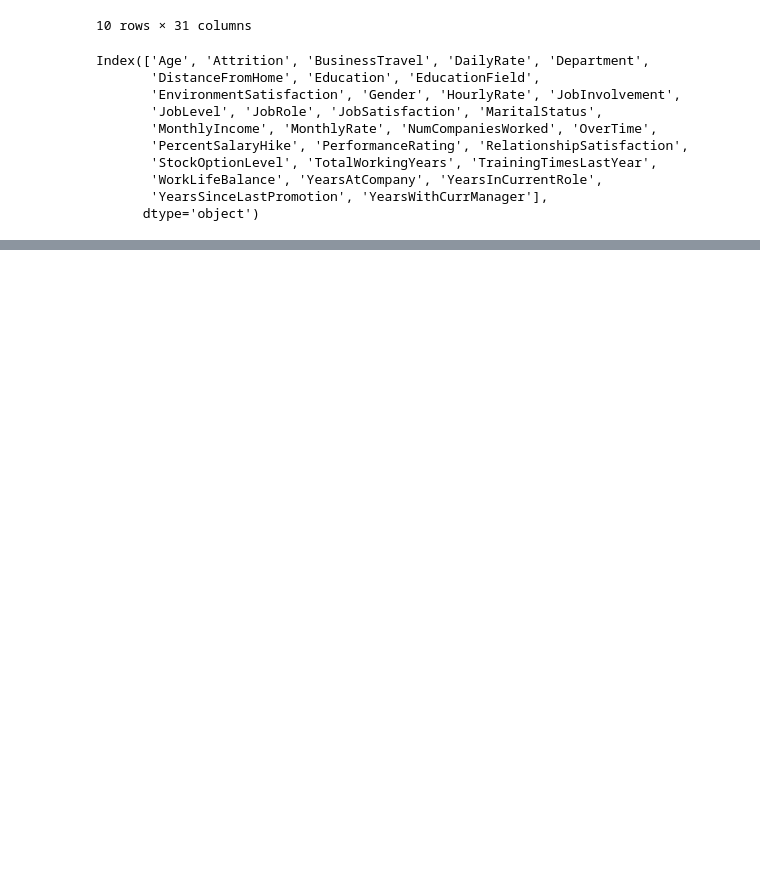
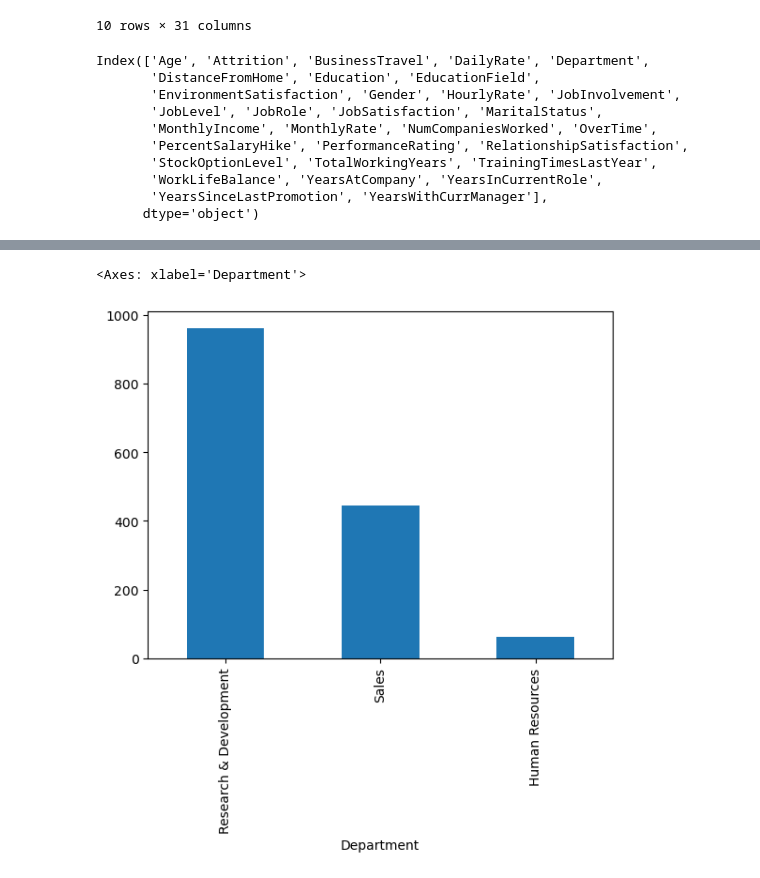
Before and after one commit to VieiraJulio/IBM-Employees-Data-Analysis, a Jupyter notebook: ProjetoIBM.ipynb, the cells around one changed output, grey strips where cells are left out. Cells and saved outputs as stored; diff of their text form; code cells hidden in the pictures; blank space fills up the shorter version.

```diff
--- a/ProjetoIBM.ipynb
+++ b/ProjetoIBM.ipynb
@@ -302,0 +379,5 @@ colunas_numericas = [coluna for coluna in df.columns if coluna not in (colunas_c
+# %%
+df["Department"].value_counts().plot(kind = "bar")
+# %% [output]
+<Axes: xlabel='Department'>
+[figure, added]
```
Also changed, not shown: parts of 13 cells of this notebook.
